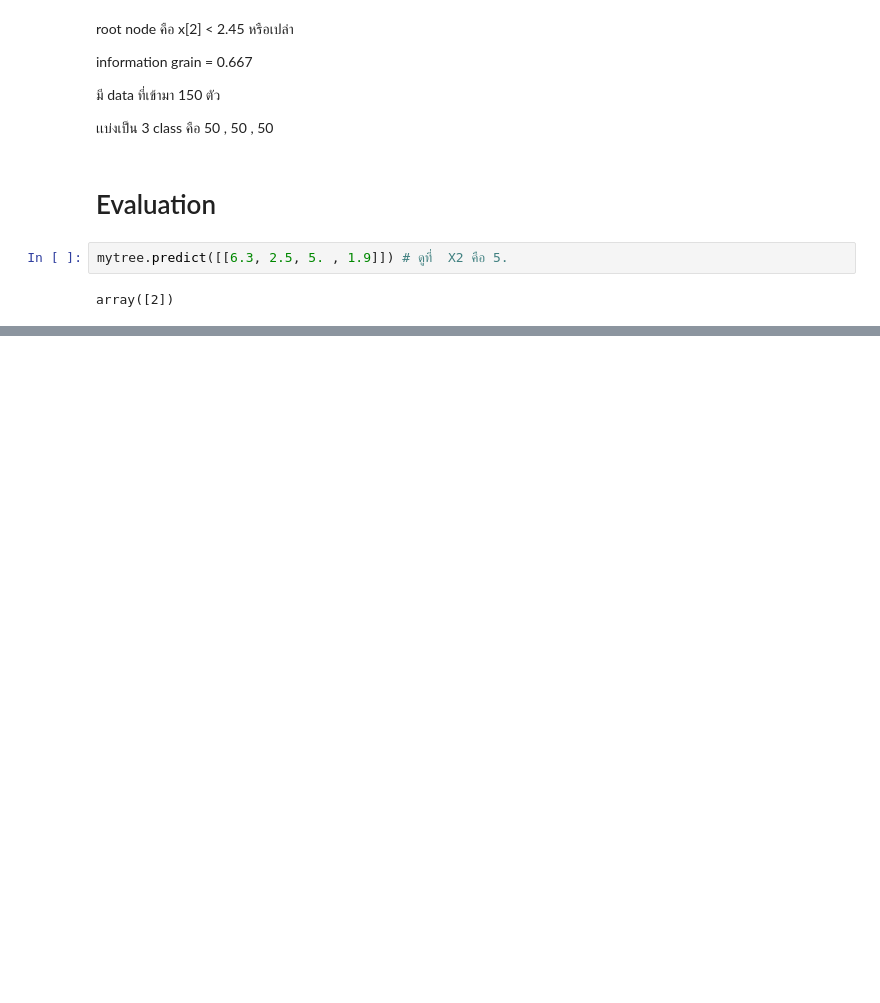
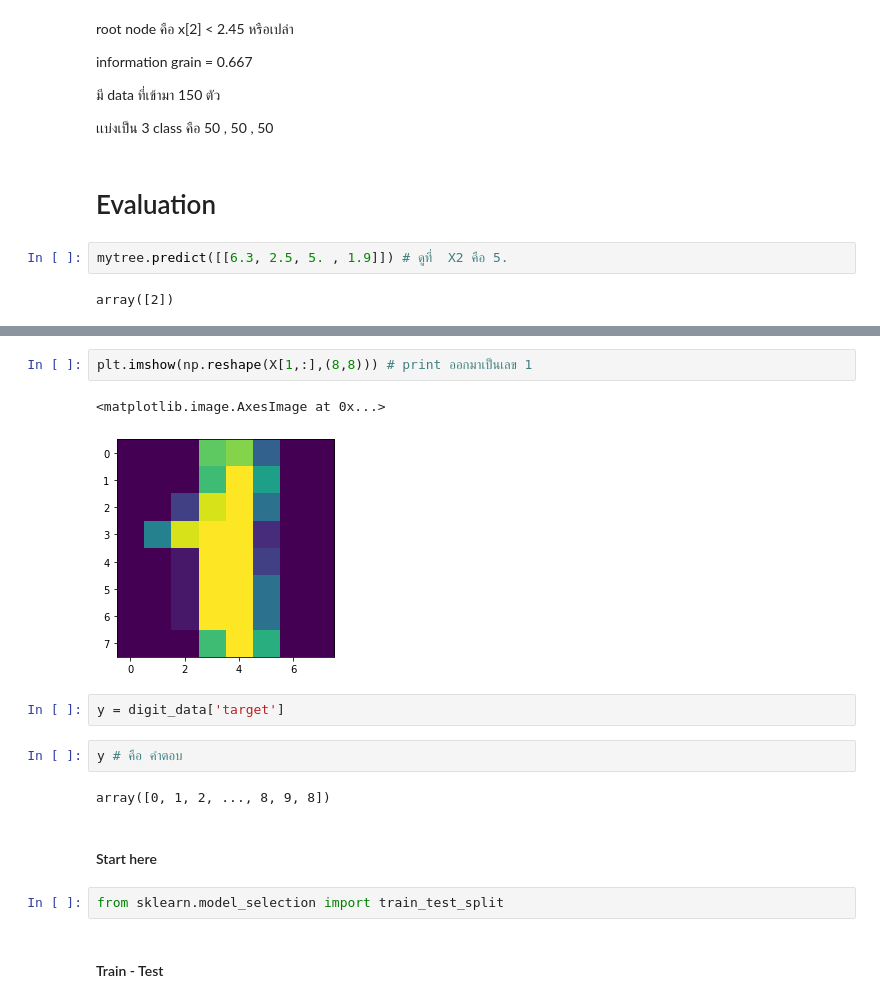
Before and after one commit to SupawadeeKhamthuy/DWDM21, a Jupyter notebook: Chapter7_Classification_(Decision_Tree).ipynb, the cells around one changed output, grey strips where cells are left out. Drawn from its saved outputs; the diff is of its cells as text; blank space fills up the shorter version.

```diff
--- a/Chapter7_Classification_(Decision_Tree).ipynb
+++ b/Chapter7_Classification_(Decision_Tree).ipynb
@@ -107,0 +182,17 @@ array([2])
+# %%
+plt.imshow(np.reshape(X[1,:],(8,8))) # print ออกมาเป็นเลข 1
+# %% [output]
+<matplotlib.image.AxesImage at 0x...>
+[figure, added]
+# %%
+y = digit_data['target']
+# %%
+y # คือ คำตอบ
+# %% [output]
+array([0, 1, 2, ..., 8, 9, 8])
+# %% [markdown]
+#### Start here
+# %%
+from sklearn.model_selection import train_test_split
+# %% [markdown]
+#### Train - Test
```
Also changed, not shown: parts of 31 cells of this notebook.
